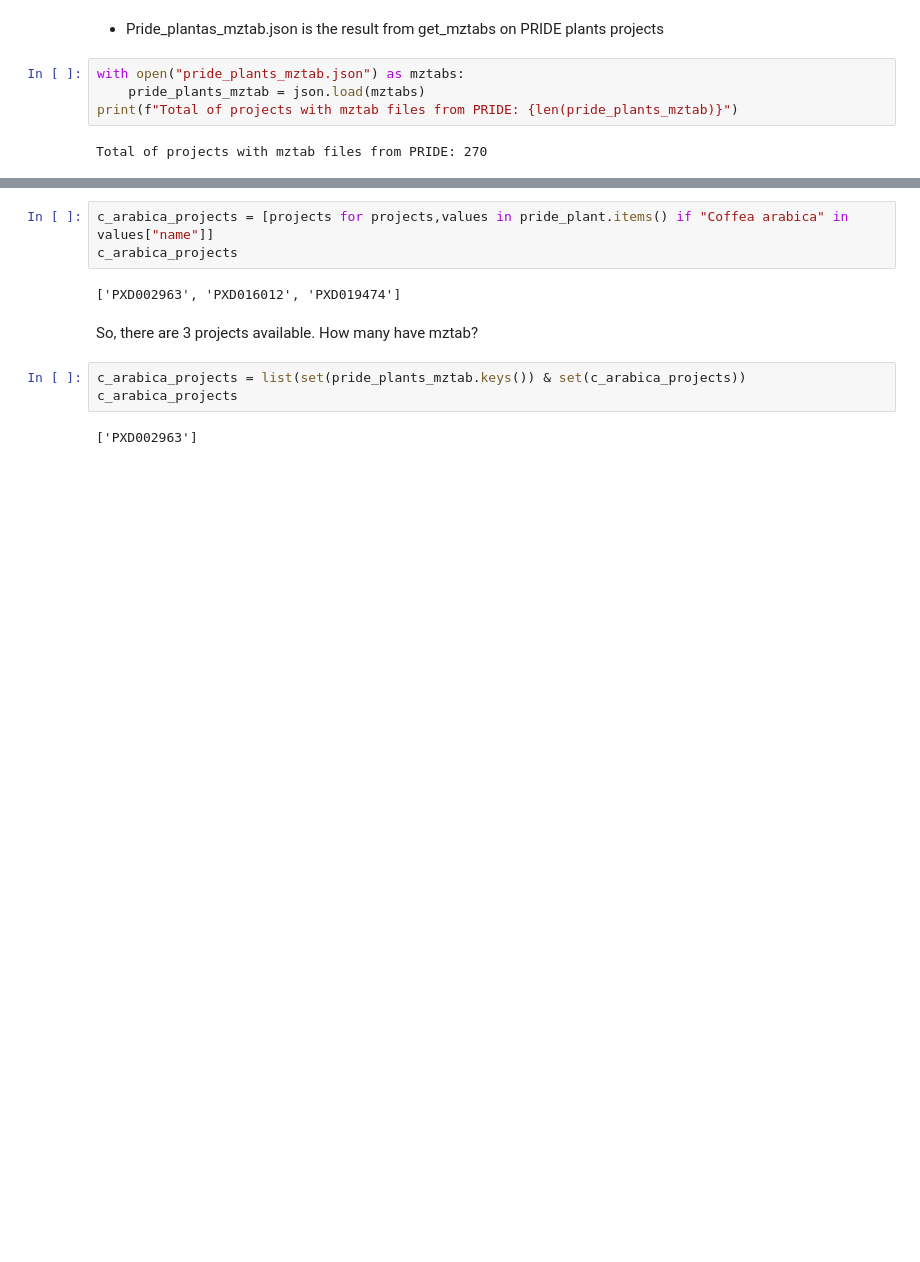
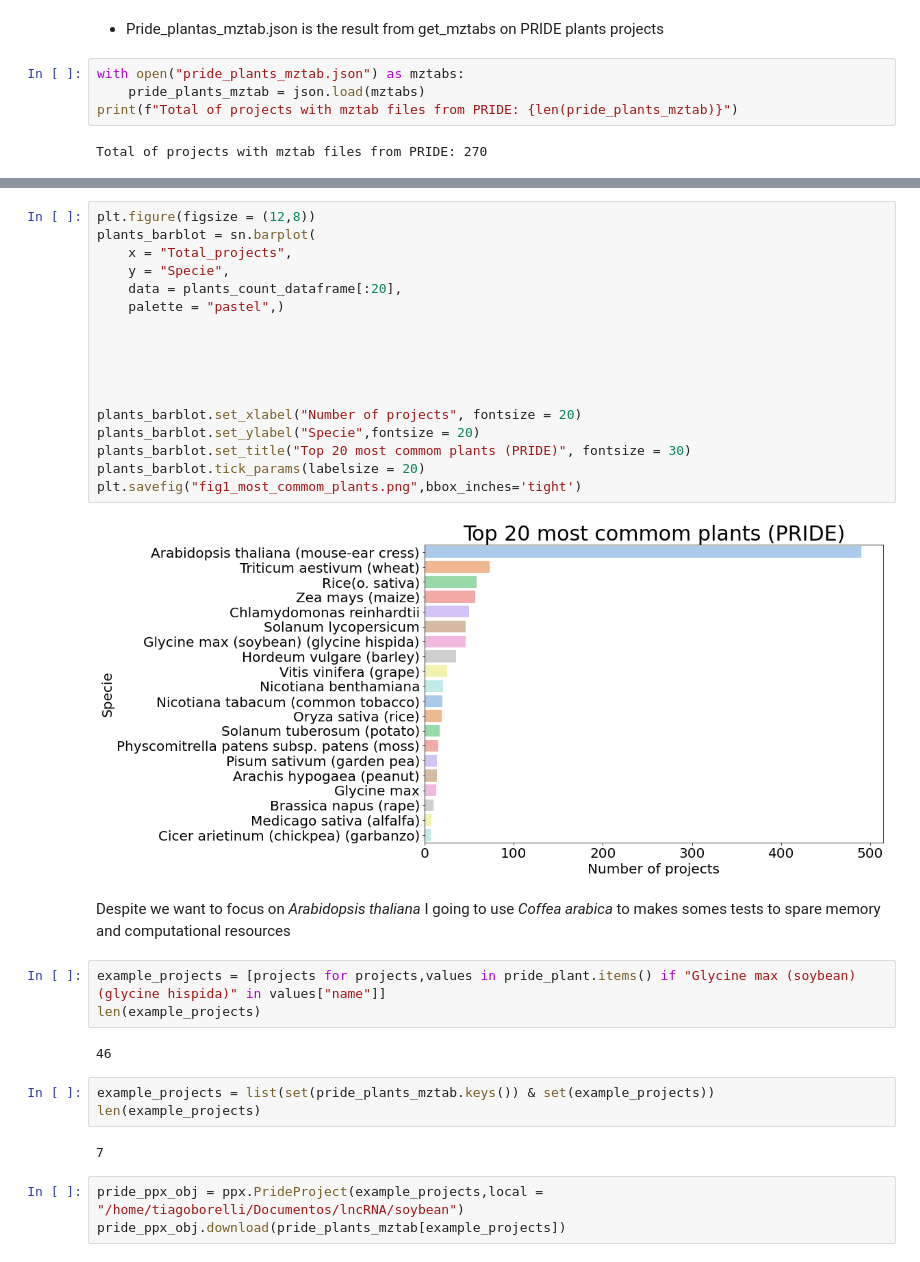
Before and after one commit to tiagocabralborelli/lncRNA, a Jupyter notebook: pride.ipynb, the cells around one changed output, grey strips where cells are left out. Drawn from its saved outputs; the diff is of its cells as text; blank space fills up the shorter version.

```diff
--- a/pride.ipynb
+++ b/pride.ipynb
@@ -48,13 +63,35 @@ Total of projects with mztab files from PRIDE: 270
+# %%
+plt.figure(figsize = (12,8))
+plants_barblot = sn.barplot(
+    x = "Total_projects",
+    y = "Specie",
+    data = plants_count_dataframe[:20],
+    palette = "pastel",)
+
+
+
+
+
+plants_barblot.set_xlabel("Number of projects", fontsize = 20)
+plants_barblot.set_ylabel("Specie",fontsize = 20)
+plants_barblot.set_title("Top 20 most commom plants (PRIDE)", fontsize = 30)
+plants_barblot.tick_params(labelsize = 20)
+plt.savefig("fig1_most_commom_plants.png",bbox_inches='tight')
+# %% [output]
+[figure, added]
+# %% [markdown]
+Despite we want to focus on *Arabidopsis thaliana* I going to use *Coffea arabica* to makes somes tests to spare memory and computational resources
 # %%
-c_arabica_projects = [projects for projects,values in pride_plant.items() if "Coffea arabica" in values["name"]]
-c_arabica_projects
+example_projects = [projects for projects,values in pride_plant.items() if "Glycine max (soybean) (glycine hispida)" in values["name"]]
+len(example_projects)
 # %% [output]
-['PXD002963', 'PXD016012', 'PXD019474']
+46
-# %% [markdown]
-So, there are 3 projects available. How many have mztab?
 # %%
-c_arabica_projects = list(set(pride_plants_mztab.keys()) & set(c_arabica_projects))
-c_arabica_projects
+example_projects = list(set(pride_plants_mztab.keys()) & set(example_projects))
+len(example_projects)
 # %% [output]
-['PXD002963']
+7
+# %%
+pride_ppx_obj = ppx.PrideProject(example_projects,local = "/home/tiagoborelli/Documentos/lncRNA/soybean")
+pride_ppx_obj.download(pride_plants_mztab[example_projects])
 # %%
```
Also changed, not shown: parts of 11 cells of this notebook, 3 other files.
